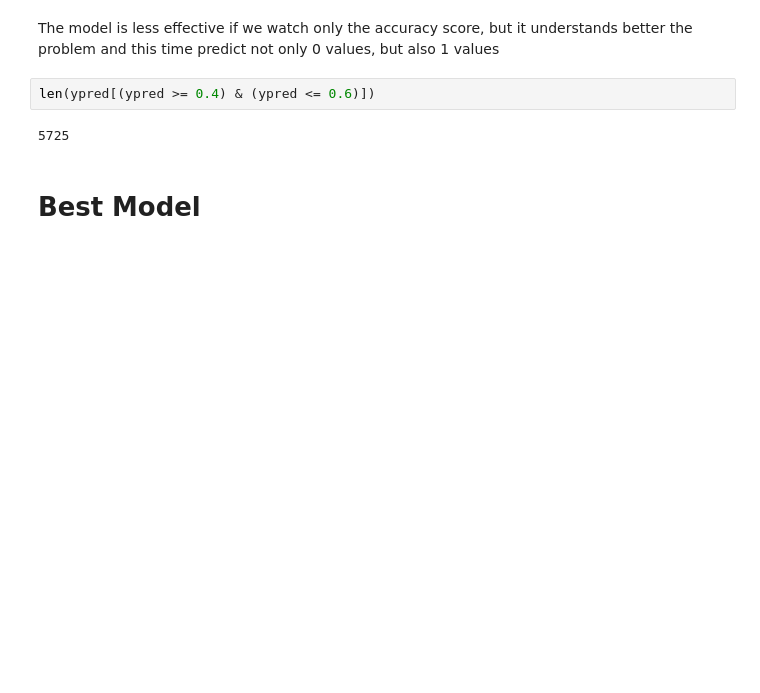
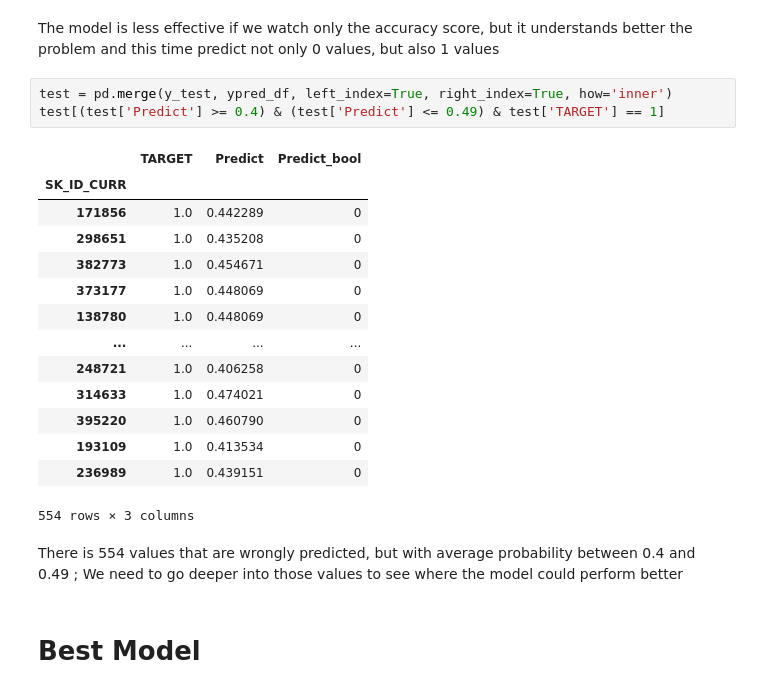
Before and after one commit to Julien-paulet/Ds_Projet7, a Jupyter notebook: P7_PAULET_JULIEN_MODEL.ipynb, the cells around one changed output. Saved outputs shown, nothing was run; the diff lists cells and outputs as text; blank space fills up the shorter version.

```diff
--- a/P7_PAULET_JULIEN_MODEL.ipynb
+++ b/P7_PAULET_JULIEN_MODEL.ipynb
@@ -391,8 +386,24 @@ scores
 # %% [markdown]
 The model is less effective if we watch only the accuracy score, but it understands better the problem and this time predict not only 0 values, but also 1 values
-# %%
-len(ypred[(ypred >= 0.4) & (ypred <= 0.6)])
-# %% [output]
-5725
+# %%
+test = pd.merge(y_test, ypred_df, left_index=True, right_index=True, how='inner')
+test[(test['Predict'] >= 0.4) & (test['Predict'] <= 0.49) & test['TARGET'] == 1]
+# %% [output]
+|  | TARGET | Predict | Predict_bool |
+| SK_ID_CURR |  |  |  |
+| 171856 | 1.0 | 0.442289 | 0 |
+| 298651 | 1.0 | 0.435208 | 0 |
+| 382773 | 1.0 | 0.454671 | 0 |
+| 373177 | 1.0 | 0.448069 | 0 |
+| 138780 | 1.0 | 0.448069 | 0 |
+| ... | ... | ... | ... |
+| 248721 | 1.0 | 0.406258 | 0 |
+| 314633 | 1.0 | 0.474021 | 0 |
+| 395220 | 1.0 | 0.460790 | 0 |
+| 193109 | 1.0 | 0.413534 | 0 |
+| 236989 | 1.0 | 0.439151 | 0 |
+554 rows × 3 columns
+# %% [markdown]
+There is 554 values that are wrongly predicted, but with average probability between 0.4 and 0.49 ; We need to go deeper into those values to see where the model could perform better
 # %% [markdown]
 # Best Model
```
Also changed, not shown: parts of 16 cells of this notebook, 1 other file.
